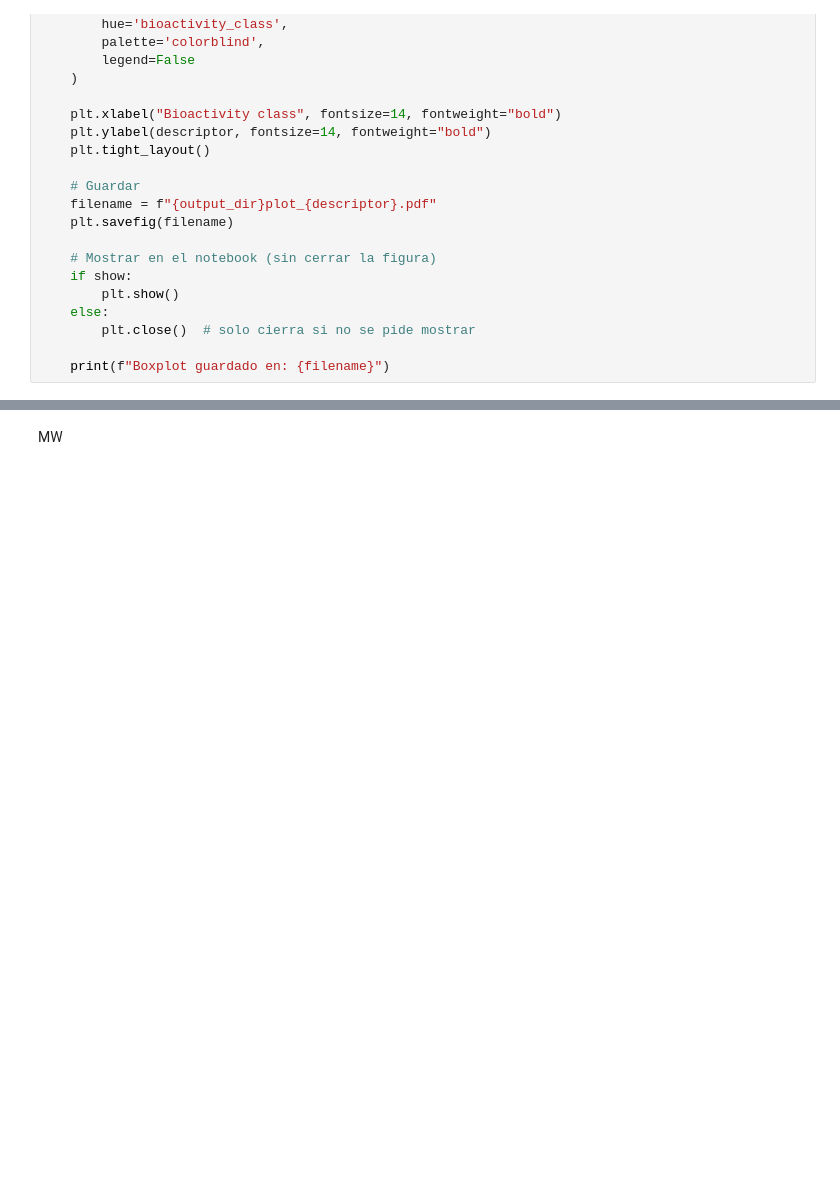
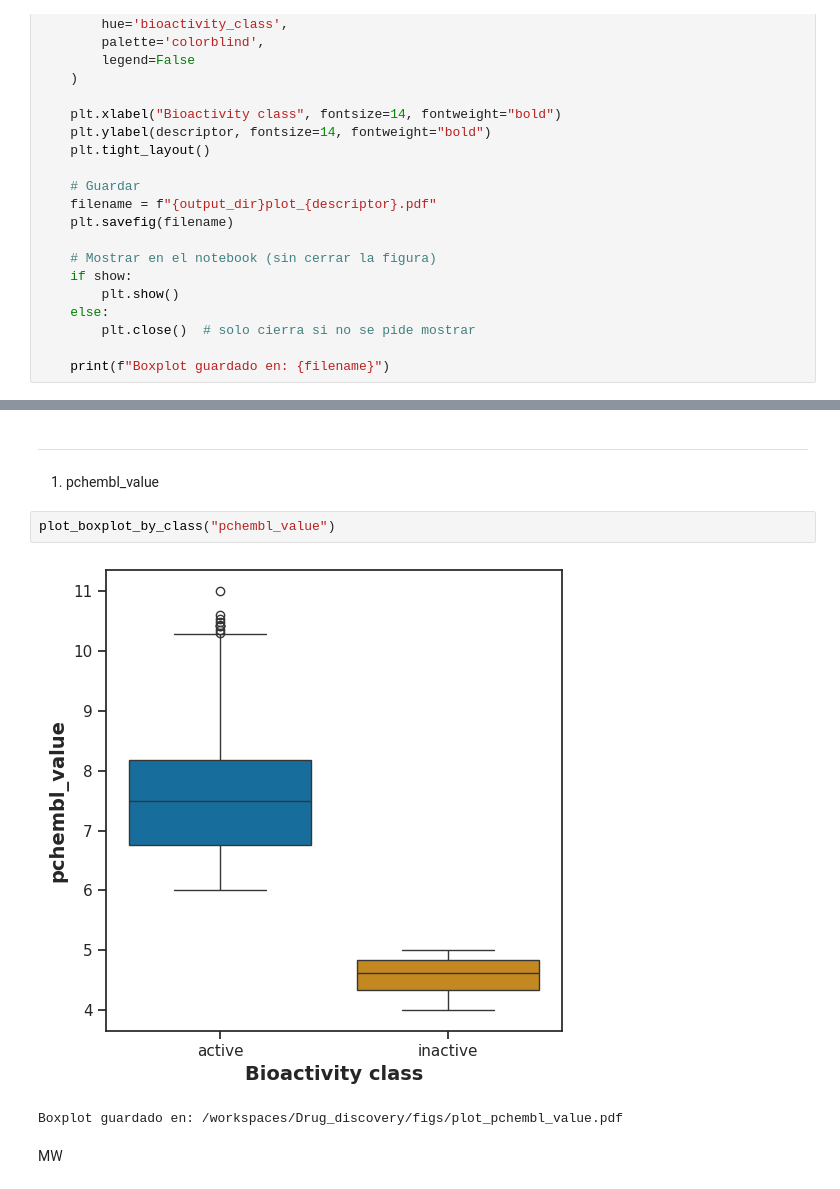
Before and after one commit to javierAPC/Drug_discovery, a Jupyter notebook: notebooks/part2_eda_lipinski.ipynb, the cells around one changed output, grey strips where cells are left out. Saved outputs shown, nothing was run; the diff lists cells and outputs as text; blank space fills up the shorter version.

```diff
--- a/notebooks/part2_eda_lipinski.ipynb
+++ b/notebooks/part2_eda_lipinski.ipynb
@@ -473,3 +515,11 @@ OSError: Cannot save file into a non-existent directory: 'data/stadistics'
+# %% [markdown]
+---
+1. pchembl_value
+# %%
+plot_boxplot_by_class("pchembl_value")
+# %% [output]
+[figure, added]
+Boxplot guardado en: /workspaces/Drug_discovery/figs/plot_pchembl_value.pdf
 # %% [markdown]
 MW
 # %%
```
Also changed, not shown: parts of 5 cells of this notebook, 39 other files.
